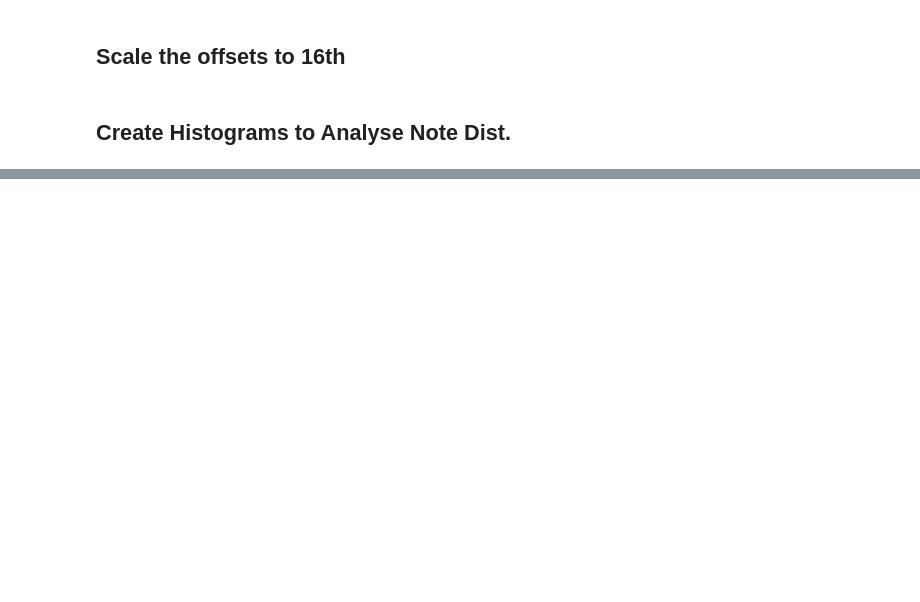
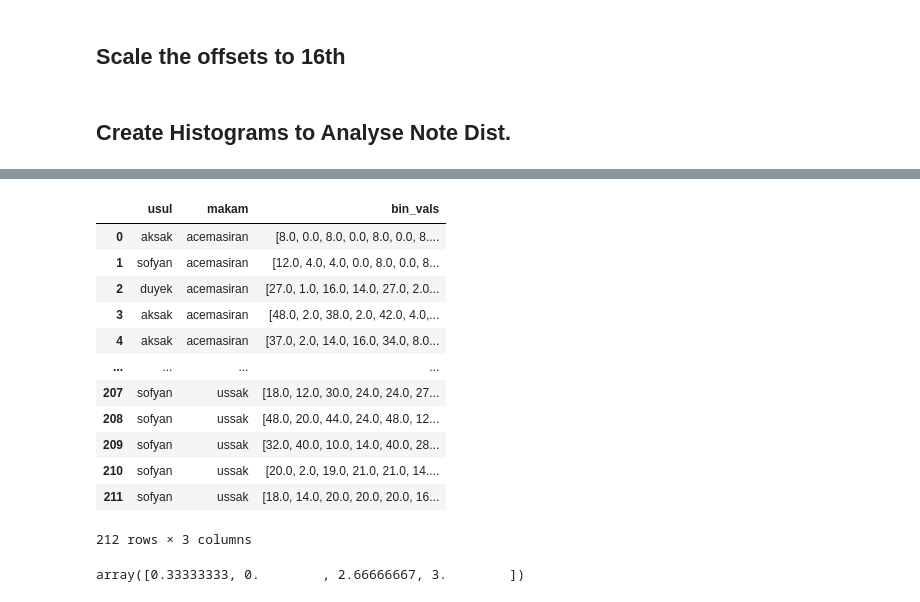
Before and after one commit to RonFrancesca/makam_research, a Jupyter notebook: MeterExploration.ipynb, the cells around one changed output, grey strips where cells are left out. Cells and saved outputs as stored; diff of their text form; code cells hidden in the pictures; blank space fills up the shorter version.

```diff
--- a/MeterExploration.ipynb
+++ b/MeterExploration.ipynb
@@ -501,0 +501,35 @@ plt.show()
+# %%
+#re-do it according to different bins of all the usul
+import music21 as m21
+
+df_makam_bin_vals = pd.DataFrame(columns=['usul', 'makam', 'bin_vals'])
+
+def analyse_note_dist(k, makam, usul, scoreParts):
+
+    note_offsets = np.array([])
+    meter_bins = np.zeros(k)
+    measures0 = scoreParts[0].elements[1:]
+    beats_in_bar = calc_measure_length(1,2,measures0)
+
+    #print('seperation between measures:', beats_in_bar)
+
+    for m in measures0:
+
+        #print('------------------------------------------------')
+        #print('Measure number:', m.number, '\tMeasure offset:', m.offset)
+
+        # hack to avoid processing of glissandos
+        if isinstance(m, m21.spanner.Glissando) == False:
+
+            for n1 in m.elements:
+                # only consider notes, not rests, time sigs ect.
+                if isinstance(n1, m21.note.Note):
+                    note_offset = n1.offset
+                    note_offsets = np.append(note_offsets, note_offset)
+                    scaled_offset = scale_to_k(0, beats_in_bar, note_offset, k)
+                    bin_val = math.floor(scaled_offset)
+                    meter_bins[bin_val] += 1
+        else: print('glissando found:', m)
+
+    # add row to df
+    df_makam_bin_vals.loc[len(df_makam_bin_vals)] = [usul, makam, meter_bins]
@@ -501,0 +579,30 @@ plt.show()
+# %%
+df_makam_bin_vals
+# %% [output]
+|  | usul | makam | bin_vals |
+| 0 | aksak | acemasiran | [8.0, 0.0, 8.0, 0.0, 8.0, 0.0, 8.... |
+| 1 | sofyan | acemasiran | [12.0, 4.0, 4.0, 0.0, 8.0, 0.0, 8... |
+| 2 | duyek | acemasiran | [27.0, 1.0, 16.0, 14.0, 27.0, 2.0... |
+| 3 | aksak | acemasiran | [48.0, 2.0, 38.0, 2.0, 42.0, 4.0,... |
+| 4 | aksak | acemasiran | [37.0, 2.0, 14.0, 16.0, 34.0, 8.0... |
+| ... | ... | ... | ... |
+| 207 | sofyan | ussak | [18.0, 12.0, 30.0, 24.0, 24.0, 27... |
+| 208 | sofyan | ussak | [48.0, 20.0, 44.0, 24.0, 48.0, 12... |
+| 209 | sofyan | ussak | [32.0, 40.0, 10.0, 14.0, 40.0, 28... |
+| 210 | sofyan | ussak | [20.0, 2.0, 19.0, 21.0, 21.0, 14.... |
+| 211 | sofyan | ussak | [18.0, 14.0, 20.0, 20.0, 20.0, 16... |
+212 rows × 3 columns
+# %%
+def scale_to_3(x):
+    NewMin = 0
+    NewMax = 3
+    OldMin = x.min()
+    OldMax = x.max()
+
+    x = (((x - OldMin) * (NewMax - NewMin)) / (OldMax - OldMin)) + NewMin
+    #print(x)
+    return x
+
+scale_to_3(np.array([3,2,10,11]))
+# %% [output]
+array([0.33333333, 0.        , 2.66666667, 3.        ])
```
Also changed, not shown: parts of 20 cells of this notebook.
